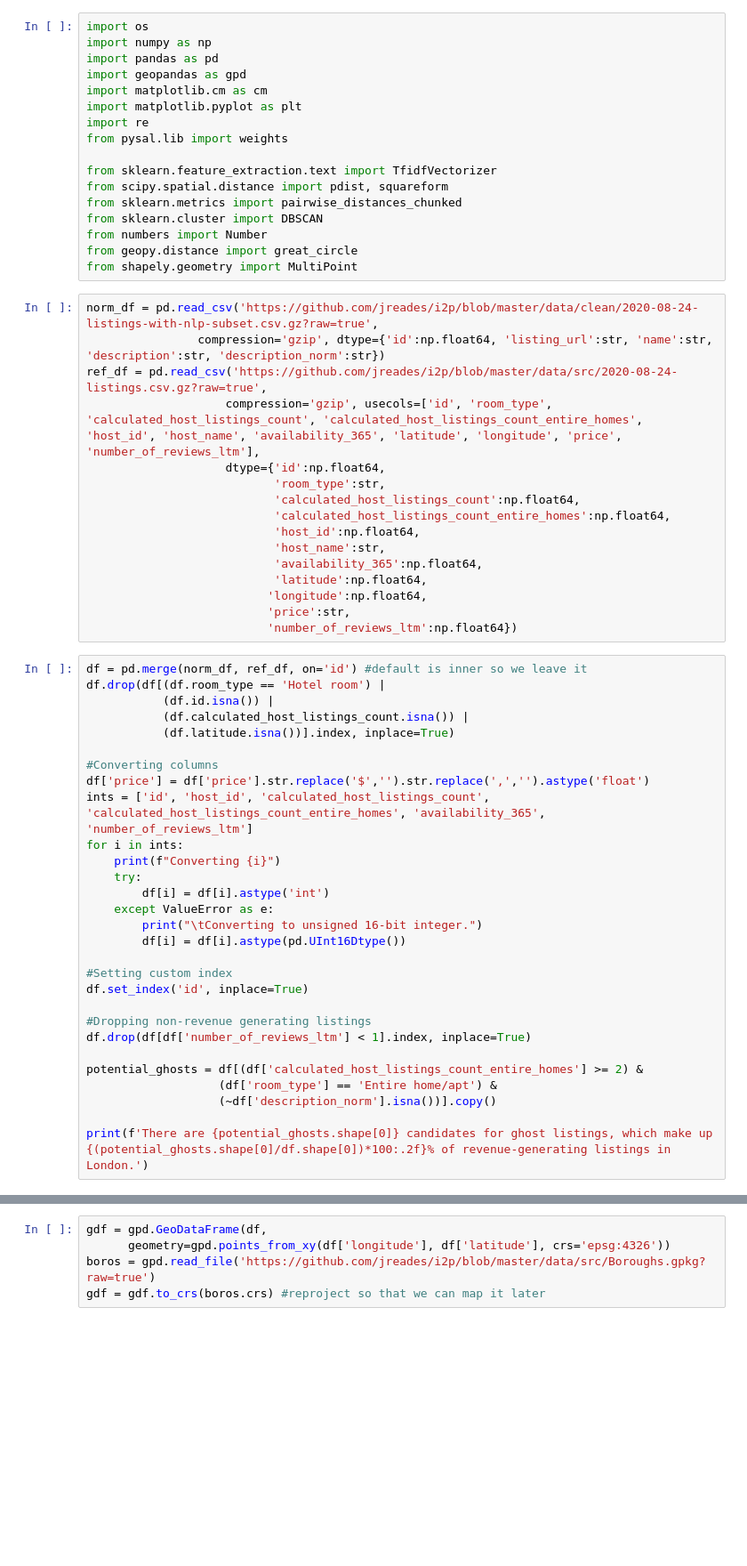
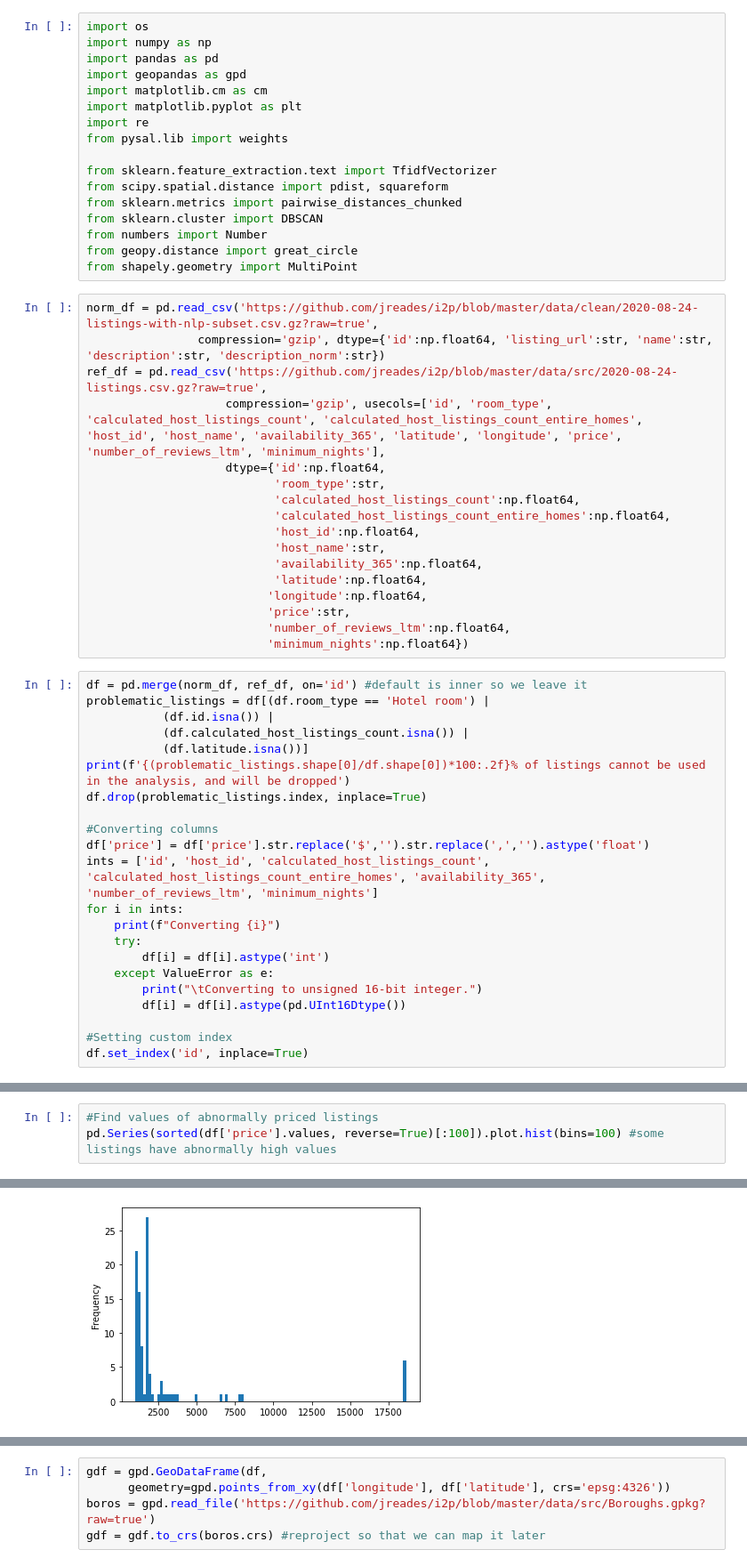
Before and after one commit to caranvr/i2p-assessment, a Jupyter notebook: ghost_hotels2.ipynb, the cells around one changed output, grey strips where cells are left out. Shown at 89% size. Cells and saved outputs as stored; diff of their text form; blank space fills up the shorter version.

Commit message:
gettin there

```diff
--- a/ghost_hotels2.ipynb
+++ b/ghost_hotels2.ipynb
@@ -21,7 +21,7 @@ from shapely.geometry import MultiPoint
 norm_df = pd.read_csv('https://github.com/jreades/i2p/blob/master/data/clean/2020-08-24-listings-with-nlp-subset.csv.gz?raw=true',
                 compression='gzip', dtype={'id':np.float64, 'listing_url':str, 'name':str, 'description':str, 'description_norm':str})
 ref_df = pd.read_csv('https://github.com/jreades/i2p/blob/master/data/src/2020-08-24-listings.csv.gz?raw=true',
-                    compression='gzip', usecols=['id', 'room_type', 'calculated_host_listings_count', 'calculated_host_listings_count_entire_homes', 'host_id', 'host_name', 'availability_365', 'latitude', 'longitude', 'price', 'number_of_reviews_ltm'],
+                    compression='gzip', usecols=['id', 'room_type', 'calculated_host_listings_count', 'calculated_host_listings_count_entire_homes', 'host_id', 'host_name', 'availability_365', 'latitude', 'longitude', 'price', 'number_of_reviews_ltm', 'minimum_nights'],
                     dtype={'id':np.float64,
                            'room_type':str,
                            'calculated_host_listings_count':np.float64,
@@ -32,17 +32,20 @@ ref_df = pd.read_csv('https://github.com/jreades/i2p/blob/master/data/src/2020-0
                            'latitude':np.float64,
                           'longitude':np.float64,
                           'price':str,
-                          'number_of_reviews_ltm':np.float64})
+                          'number_of_reviews_ltm':np.float64,
+                          'minimum_nights':np.float64})
 # %%
 df = pd.merge(norm_df, ref_df, on='id') #default is inner so we leave it
-df.drop(df[(df.room_type == 'Hotel room') |
+problematic_listings = df[(df.room_type == 'Hotel room') |
            (df.id.isna()) |
            (df.calculated_host_listings_count.isna()) |
-           (df.latitude.isna())].index, inplace=True)
+           (df.latitude.isna())]
+print(f'{(problematic_listings.shape[0]/df.shape[0])*100:.2f}% of listings cannot be used in the analysis, and will be dropped')
+df.drop(problematic_listings.index, inplace=True)
 
 #Converting columns
 df['price'] = df['price'].str.replace('$','').str.replace(',','').astype('float')
-ints = ['id', 'host_id', 'calculated_host_listings_count', 'calculated_host_listings_count_entire_homes', 'availability_365', 'number_of_reviews_ltm']
+ints = ['id', 'host_id', 'calculated_host_listings_count', 'calculated_host_listings_count_entire_homes', 'availability_365', 'number_of_reviews_ltm', 'minimum_nights']
 for i in ints:
     print(f"Converting {i}")
     try:
@@ -53,13 +56,4 @@ for i in ints:
 
 #Setting custom index
 df.set_index('id', inplace=True)
-
-#Dropping non-revenue generating listings
-df.drop(df[df['number_of_reviews_ltm'] < 1].index, inplace=True)
-
-potential_ghosts = df[(df['calculated_host_listings_count_entire_homes'] >= 2) &
-                   (df['room_type'] == 'Entire home/apt') &
-                   (~df['description_norm'].isna())].copy()
-
-print(f'There are {potential_ghosts.shape[0]} candidates for ghost listings, which make up {(potential_ghosts.shape[0]/df.shape[0])*100:.2f}% of revenue-generating listings in London.')
 # %% [output]
@@ -140,0 +68,4 @@ print(f'{len(text_noise)} listings are considered noise and will be dropped in t
+# %%
+#Find values of abnormally priced listings
+pd.Series(sorted(df['price'].values, reverse=True)[:100]).plot.hist(bins=100) #some listings have abnormally high values
+# %% [output]
@@ -140,0 +73 @@ print(f'{len(text_noise)} listings are considered noise and will be dropped in t
+[figure, added]
```
Also changed, not shown: parts of 59 cells of this notebook.
